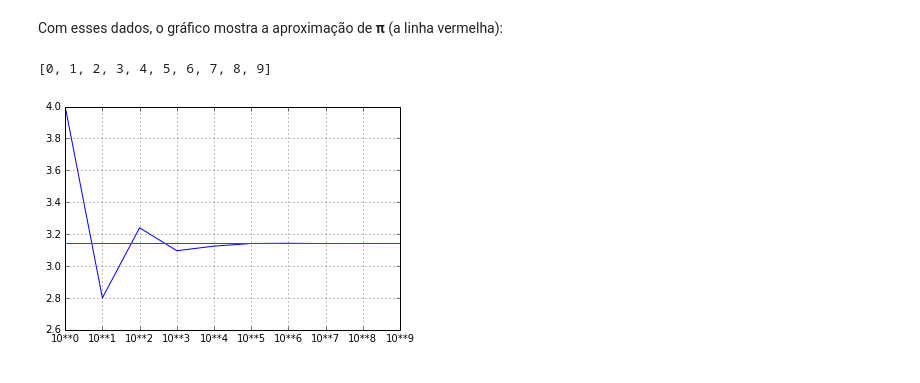
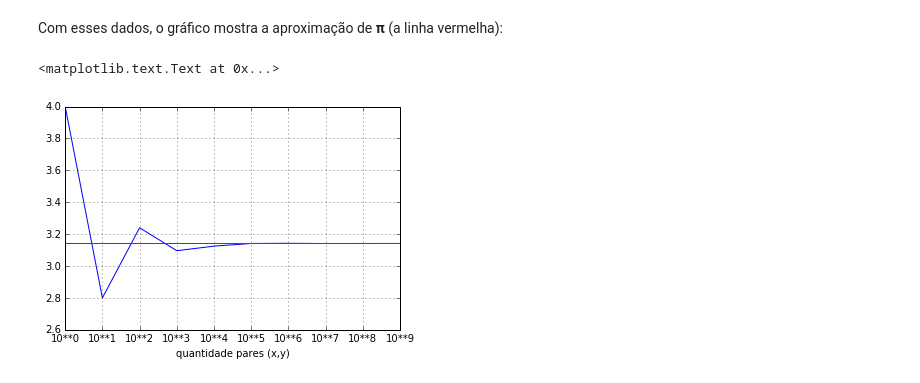
Before and after one commit to dadosprobr/jupyter101, a Jupyter notebook: pi-sim.ipynb, the cells around one changed output. Cells and saved outputs as stored; diff of their text form; code cells hidden in the pictures.

```diff
--- a/pi-sim.ipynb
+++ b/pi-sim.ipynb
@@ -107,14 +107,14 @@ Com esses dados, o gráfico mostra a aproximação de **π** (a linha vermelha):
 # %%
 import math
 
 plt.figure()
 x, y = zip(*res)
 x = [round(math.log(n, 10)) for n in x]
 plt.plot(x, y)
 plt.axhline(math.pi, color='r')
 plt.grid()
 plt.xticks(x, ['10**%1.0f' % a for a in x])
-x
+plt.xlabel('quantidade pares (x,y)')
 # %% [output]
-[0, 1, 2, 3, 4, 5, 6, 7, 8, 9]
+<matplotlib.text.Text at 0x...>
-[figure, old version]
+[figure, new version]
```
Also changed, not shown: parts of 3 cells of this notebook.
